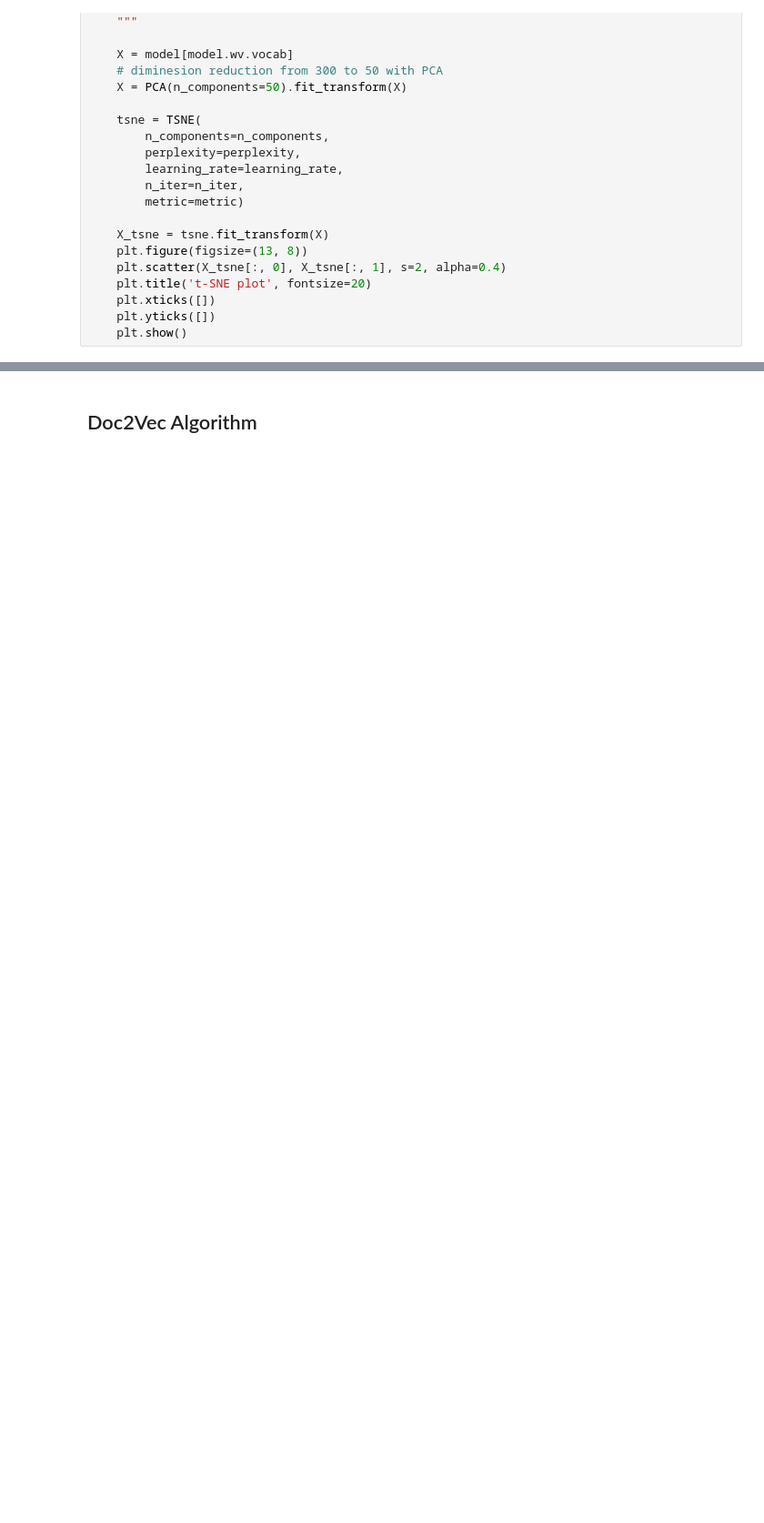
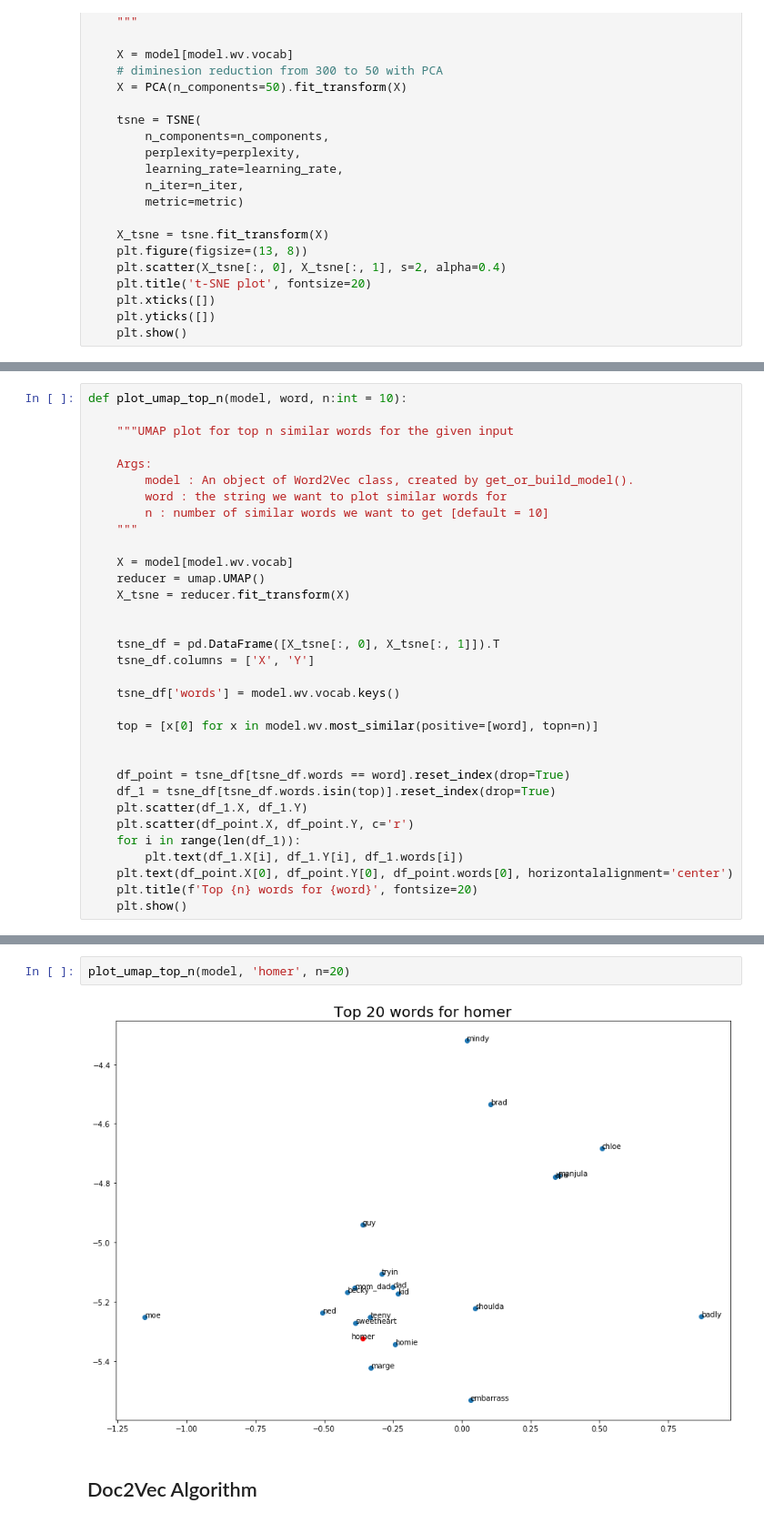
Before and after one commit to Naviden/word2vec_introduction, a Jupyter notebook: Word2Vec_Intro.ipynb, the cells around one changed output, grey strips where cells are left out. Shown at 91% size. Drawn from its saved outputs; the diff is of its cells as text; blank space fills up the shorter version.

```diff
--- a/Word2Vec_Intro.ipynb
+++ b/Word2Vec_Intro.ipynb
@@ -491,4 +831,37 @@ def plot_top_n(model, word, n:int = 10):
     plt.text(df_point.X[0], df_point.Y[0], df_point.words[0], horizontalalignment='center')
     plt.title(f'Top {n} words for {word}', fontsize=20)
     plt.show()
+# %%
+def plot_umap_top_n(model, word, n:int = 10):
+
+    """UMAP plot for top n similar words for the given input
+
+    Args:
+        model : An object of Word2Vec class, created by get_or_build_model().
+        word : the string we want to plot similar words for
+        n : number of similar words we want to get [default = 10]
+    """
+
+    X = model[model.wv.vocab]
+    reducer = umap.UMAP()
+    X_tsne = reducer.fit_transform(X)
+
+
+    tsne_df = pd.DataFrame([X_tsne[:, 0], X_tsne[:, 1]]).T
+    tsne_df.columns = ['X', 'Y']
+
+    tsne_df['words'] = model.wv.vocab.keys()
+
+    top = [x[0] for x in model.wv.most_similar(positive=[word], topn=n)]
+
+
+    df_point = tsne_df[tsne_df.words == word].reset_index(drop=True)
+    df_1 = tsne_df[tsne_df.words.isin(top)].reset_index(drop=True)
+    plt.scatter(df_1.X, df_1.Y)
+    plt.scatter(df_point.X, df_point.Y, c='r')
+    for i in range(len(df_1)):
+        plt.text(df_1.X[i], df_1.Y[i], df_1.words[i])
+    plt.text(df_point.X[0], df_point.Y[0], df_point.words[0], horizontalalignment='center')
+    plt.title(f'Top {n} words for {word}', fontsize=20)
+    plt.show()
 # %%
@@ -496,3 +871,7 @@ plot_top_n(model, 'homer')
+# %%
+plot_umap_top_n(model, 'homer', n=20)
+# %% [output]
+[figure, added]
 # %% [markdown]
 ## Doc2Vec Algorithm
 # %% [markdown]
```
Also changed, not shown: parts of 81 cells of this notebook, 5 other files.
